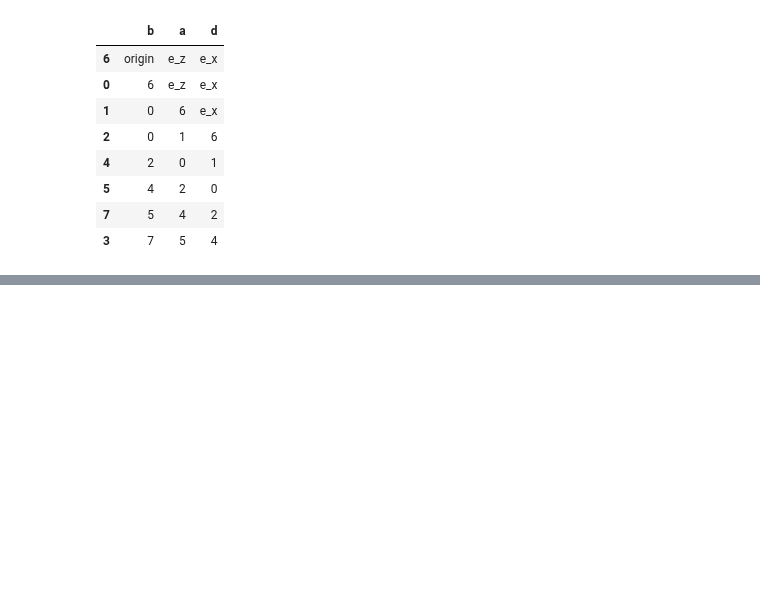
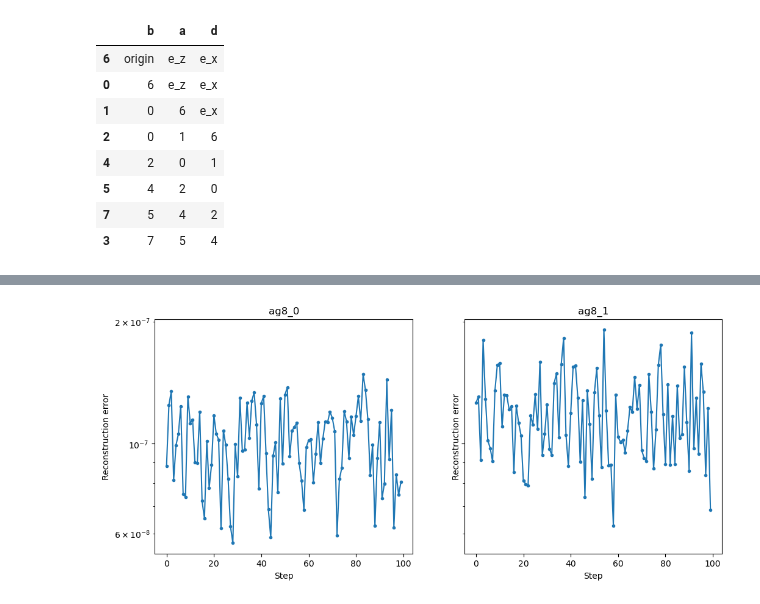
Before and after one commit to anacmolina/ML-DFT, a Jupyter notebook: notebooks/42b - ag8 internal coordinates analysis.ipynb, the cells around one changed output, grey strips where cells are left out. Saved outputs shown, nothing was run; the diff lists cells and outputs as text; code cells hidden in the pictures; blank space fills up the shorter version.

```diff
--- a/notebooks/42b - ag8 internal coordinates analysis.ipynb
+++ b/notebooks/42b - ag8 internal coordinates analysis.ipynb
@@ -21,7 +22,7 @@ molecular_dynamics_dir = working_dir + "/1-molecular-dynamics"
 # 1. Molecular dynamics trajectories
 # %%
 # Load the trajectories
-ag8_trajs = {'0': Trajectory(
+trajs_ag8 = {'0': Trajectory(
     molecular_dynamics_dir + "/molecular_dynamics_ag8_0_20240902035647.traj"
     ),
              '1': Trajectory(
@@ -30,7 +31,7 @@ ag8_trajs = {'0': Trajectory(
 # %%
 fig, axs = plt.subplots(1, 2, figsize=(12, 5), sharey=True)
 
-for i, ag8 in ag8_trajs.items():
+for i, ag8 in trajs_ag8.items():
     temperature = [atoms.get_temperature() for atoms in ag8]
     axs[int(i)].plot(temperature, '.-')
     axs[int(i)].set_xlabel('Step')
@@ -133,0 +124,21 @@ x_interns
+# %%
+traj_rc_reconstructed = {key: [coord_maps.build_molecule_from_real_centered(
+    torch.tensor(x_rcs.iloc[i, :18]).reshape(1, -1),
+    isomer=int(key), temperature=300)[0] for i in range(100)] for key, x_rcs in x_rcs.items()}
+# %%
+reconstruction_error = {key: [ (
+    trajs_ag8[key][i].get_all_distances() - traj_rc_reconstructed[key][i].get_all_distances()
+    ).std() for i in range(100)] for key in trajs_ag8.keys()}
+
+
+#plot the reconstruction error use log scale
+fig, axs = plt.subplots(1, 2, figsize=(12, 5), sharey=True)
+
+for i, ag8 in trajs_ag8.items():
+    axs[int(i)].plot(reconstruction_error[i], '.-')
+    axs[int(i)].set_xlabel('Step')
+    axs[int(i)].set_ylabel('Reconstruction error')
+    axs[int(i)].set_title(f'ag8_{i}')
+    axs[int(i)].set_yscale('log')
+# %% [output]
+[figure, added]
```
Also changed, not shown: parts of 13 cells of this notebook.
